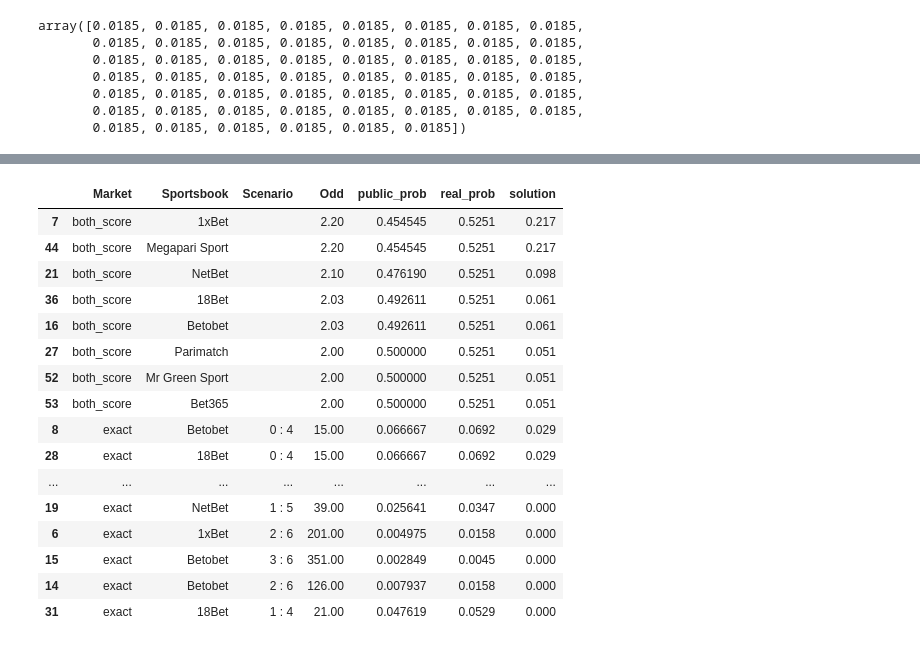
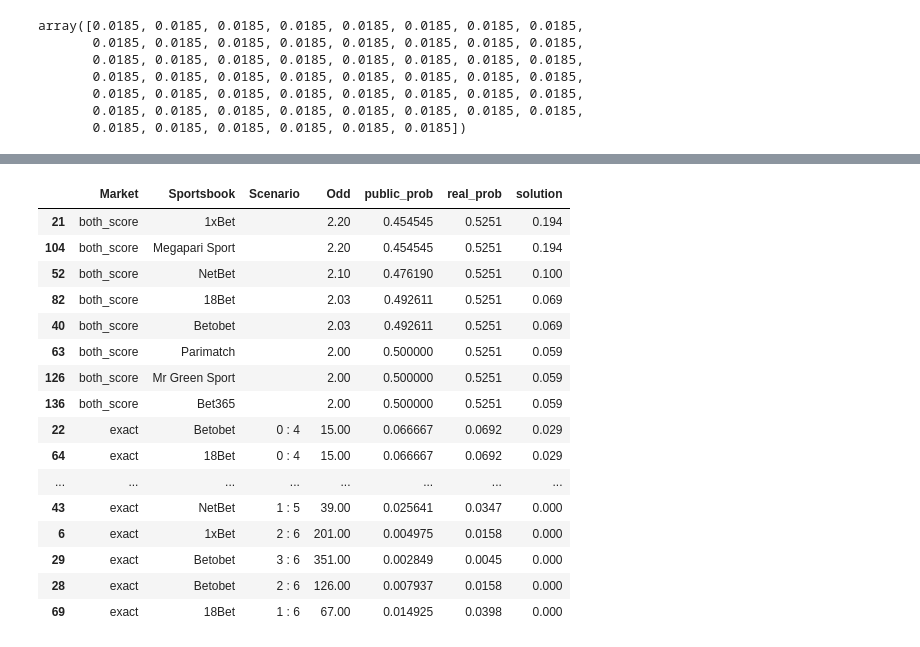
Before and after one commit to MarcosAugusto47/soccer-betting-strategy, a Jupyter notebook: notebook.ipynb, the cells around one changed output, grey strips where cells are left out. Drawn from its saved outputs; the diff is of its cells as text; code cells hidden in the pictures.

```diff
--- a/notebook.ipynb
+++ b/notebook.ipynb
@@ -69,11 +70,17 @@ odds.head()
 | 4 | 2738735 | Bet365 | over/under | 0.5 | under | 8.00 | 0.125000 |
 # %%
 # Example of match that has 46 options of exact result bet
-sportsbook_list = ['1xBet', 'Megapari Sport', 'NetBet', 'Betobet', '18Bet', 'Mr Green Sport', 'Parimatch', 'Bet365']
+sportsbook_list = ['1xBet',
+                   'Megapari Sport',
+                   'NetBet',
+                   'Betobet',
+                   '18Bet',
+                   'Mr Green Sport',
+                   'Parimatch',
+                   'Bet365']
 odds_sample = odds[(odds.Sportsbook.isin(sportsbook_list))&(odds.GameId==GAME_ID)]
-print(odds_sample.shape)
 
 # Join metadata info to the odds dataframe
-odds_sample = pd.merge(odds_sample, metadata[['GameId', 'Home', 'Away']], on=['GameId'], how='left')
+odds_sample = join_metadata(odds_sample, metadata)
 print(odds_sample.shape)
 # %% [output]
@@ -200,8 +214,8 @@ array([[0.0289, 0.0216, 0.01  , 0.0033, 0.0008, 0.0002, 0.    ],
 # %%
-odds_favorable = np.array(odds_sample_favorable['Odd'])
-real_prob_favorable = np.array(odds_sample_favorable['real_prob'])
+odds_favorable = np.array(odds_sample['Odd'])
+real_prob_favorable = np.array(odds_sample['real_prob'])
 #scenario_favorable = np.array(odds_sample_favorable['Bet'])
-event_favorable = list(odds_sample_favorable['BetMap'].values)
+event_favorable = list(odds_sample['BetMap'].values)
 
 my_expectation = expectation(allocation_array, odds_favorable, real_prob_favorable)
 print(f"my_expectation: {my_expectation}")
@@ -355,21 +320,21 @@ print(sum(solution))
 # %%
-odds_sample_favorable[['Market', 'Sportsbook', 'Scenario', 'Odd', 'public_prob', 'real_prob']].assign(solution=np.round(solution, 3)).sort_values(['solution'], ascending=False)
+odds_sample[['Market', 'Sportsbook', 'Scenario', 'Odd', 'public_prob', 'real_prob']].assign(solution=np.round(solution, 3)).sort_values(['solution'], ascending=False)
 #odds_sample[['Market', 'Scenario', 'Odd', 'public_prob', 'real_prob', 'bet_flag']].assign(solution=solution)
 # %% [output]
 |  | Market | Sportsbook | Scenario | Odd | public_prob | real_prob | solution |
-| 7 | both_score | 1xBet |  | 2.20 | 0.454545 | 0.5251 | 0.217 |
-| 44 | both_score | Megapari Sport |  | 2.20 | 0.454545 | 0.5251 | 0.217 |
-| 21 | both_score | NetBet |  | 2.10 | 0.476190 | 0.5251 | 0.098 |
-| 36 | both_score | 18Bet |  | 2.03 | 0.492611 | 0.5251 | 0.061 |
-| 16 | both_score | Betobet |  | 2.03 | 0.492611 | 0.5251 | 0.061 |
-| 27 | both_score | Parimatch |  | 2.00 | 0.500000 | 0.5251 | 0.051 |
-| 52 | both_score | Mr Green Sport |  | 2.00 | 0.500000 | 0.5251 | 0.051 |
-| 53 | both_score | Bet365 |  | 2.00 | 0.500000 | 0.5251 | 0.051 |
-| 8 | exact | Betobet | 0 : 4 | 15.00 | 0.066667 | 0.0692 | 0.029 |
-| 28 | exact | 18Bet | 0 : 4 | 15.00 | 0.066667 | 0.0692 | 0.029 |
+| 21 | both_score | 1xBet |  | 2.20 | 0.454545 | 0.5251 | 0.194 |
+| 104 | both_score | Megapari Sport |  | 2.20 | 0.454545 | 0.5251 | 0.194 |
+| 52 | both_score | NetBet |  | 2.10 | 0.476190 | 0.5251 | 0.100 |
+| 82 | both_score | 18Bet |  | 2.03 | 0.492611 | 0.5251 | 0.069 |
+| 40 | both_score | Betobet |  | 2.03 | 0.492611 | 0.5251 | 0.069 |
+| 63 | both_score | Parimatch |  | 2.00 | 0.500000 | 0.5251 | 0.059 |
+| 126 | both_score | Mr Green Sport |  | 2.00 | 0.500000 | 0.5251 | 0.059 |
+| 136 | both_score | Bet365 |  | 2.00 | 0.500000 | 0.5251 | 0.059 |
+| 22 | exact | Betobet | 0 : 4 | 15.00 | 0.066667 | 0.0692 | 0.029 |
+| 64 | exact | 18Bet | 0 : 4 | 15.00 | 0.066667 | 0.0692 | 0.029 |
 | ... | ... | ... | ... | ... | ... | ... | ... |
-| 19 | exact | NetBet | 1 : 5 | 39.00 | 0.025641 | 0.0347 | 0.000 |
+| 43 | exact | NetBet | 1 : 5 | 39.00 | 0.025641 | 0.0347 | 0.000 |
 | 6 | exact | 1xBet | 2 : 6 | 201.00 | 0.004975 | 0.0158 | 0.000 |
-| 15 | exact | Betobet | 3 : 6 | 351.00 | 0.002849 | 0.0045 | 0.000 |
-| 14 | exact | Betobet | 2 : 6 | 126.00 | 0.007937 | 0.0158 | 0.000 |
-| 31 | exact | 18Bet | 1 : 4 | 21.00 | 0.047619 | 0.0529 | 0.000 |
+| 29 | exact | Betobet | 3 : 6 | 351.00 | 0.002849 | 0.0045 | 0.000 |
+| 28 | exact | Betobet | 2 : 6 | 126.00 | 0.007937 | 0.0158 | 0.000 |
+| 69 | exact | 18Bet | 1 : 6 | 67.00 | 0.014925 | 0.0398 | 0.000 |
```
Also changed, not shown: parts of 23 cells of this notebook, 3 other files.
